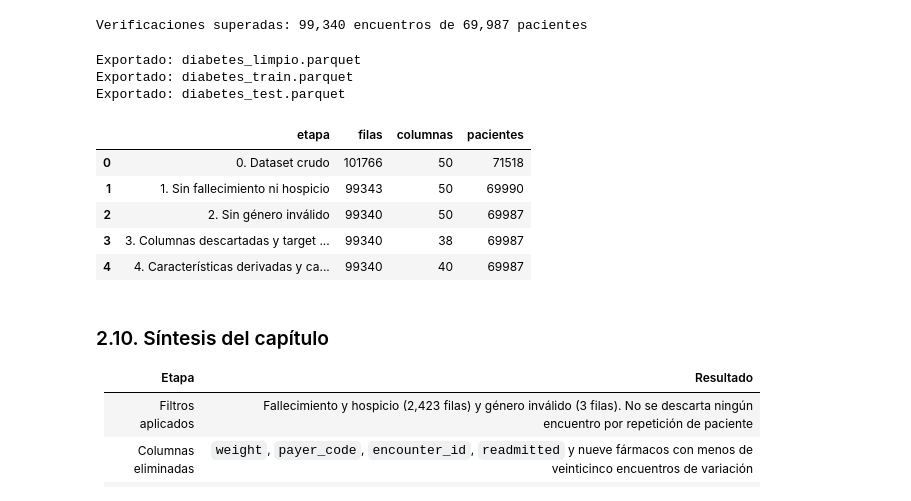
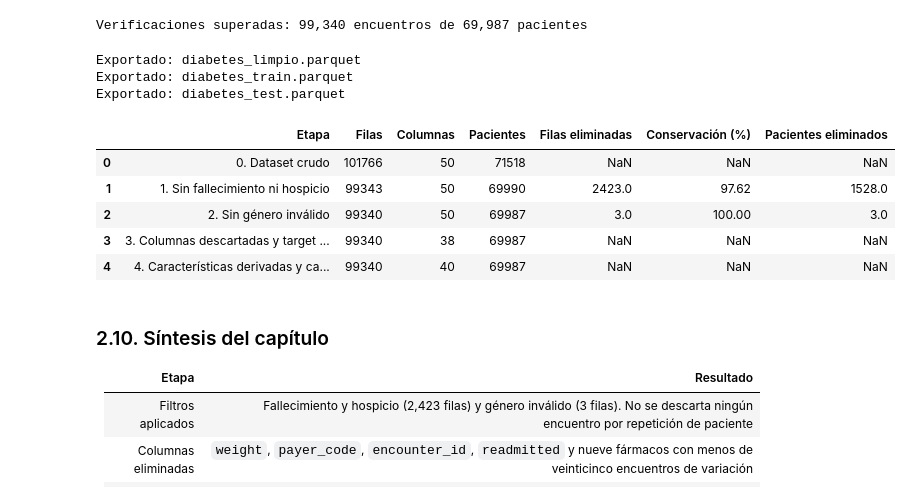
Before and after one commit to joshua2412-a/Diabetes_ProyectoML_202630, a Jupyter notebook: docs/02_ETL.ipynb, the cells around one changed output. Saved outputs shown, nothing was run; the diff lists cells and outputs as text; code cells hidden in the pictures.

```diff
--- a/docs/02_ETL.ipynb
+++ b/docs/02_ETL.ipynb
@@ -880,10 +1631,31 @@ La estadística es que el capítulo 1 rechazó la ausencia completamente aleator
 
 La ética, más importante, es que `race` es un atributo protegido. Imputar la moda equivale a **atribuir a 2,232 encuentros una pertenencia racial que no declararon**, y esa atribución sintética se propagaría a cualquier análisis de equidad del modelo. Registrar "No informada" es la representación honesta del dato disponible.
 # %%
-limpio["race"] = limpio["race"].fillna("No informada")
+# --- Distribución de la variable race -------------------------------------
 
-pd.DataFrame({
+limpio["race"] = (
+    limpio["race"]
+    .fillna("No informada")
+)
+
+distribucion_raza = pd.DataFrame({
     "Encuentros": limpio["race"].value_counts(),
-    "%": (100 * limpio["race"].value_counts(normalize=True)).round(2),
+    "Porcentaje (%)": (
+        100
+        * limpio["race"].value_counts(normalize=True)
+    ).round(2)
 })
+
+distribucion_raza = (
+    distribucion_raza
+    .sort_values("Encuentros", ascending=False)
+)
+
+distribucion_raza.index.name = "Grupo racial"
+
+tabla(
+    distribucion_raza,
+    filas=10,
+    titulo="Distribución de los grupos raciales"
+)
 # %% [output]
@@ -1049,25 +1878,25 @@ Verificaciones superadas: 99,340 encuentros de 69,987 pacientes
 # %%
 destinos = [
     escribir_tabla(limpio, "diabetes_limpio"),
     escribir_tabla(entrenamiento, "diabetes_train"),
     escribir_tabla(prueba, "diabetes_test"),
 ]
-guardar_resultado(pd.DataFrame(traza).set_index("etapa"), "trazabilidad_etl")
+guardar_resultado(pd.DataFrame(traza).set_index("Etapa"), "trazabilidad_etl")
 
 for destino in destinos:
     print(f"Exportado: {destino.name}")
 
 pd.DataFrame(traza)
 # %% [output]
 Exportado: diabetes_limpio.parquet
 Exportado: diabetes_train.parquet
 Exportado: diabetes_test.parquet
-|  | etapa | filas | columnas | pacientes |
-| 0 | 0. Dataset crudo | 101766 | 50 | 71518 |
-| 1 | 1. Sin fallecimiento ni hospicio | 99343 | 50 | 69990 |
-| 2 | 2. Sin género inválido | 99340 | 50 | 69987 |
-| 3 | 3. Columnas descartadas y target ... | 99340 | 38 | 69987 |
-| 4 | 4. Características derivadas y ca... | 99340 | 40 | 69987 |
+|  | Etapa | Filas | Columnas | Pacientes | Filas eliminadas | Conservación (%) | Pacientes eliminados |
+| 0 | 0. Dataset crudo | 101766 | 50 | 71518 | NaN | NaN | NaN |
+| 1 | 1. Sin fallecimiento ni hospicio | 99343 | 50 | 69990 | 2423.0 | 97.62 | 1528.0 |
+| 2 | 2. Sin género inválido | 99340 | 50 | 69987 | 3.0 | 100.00 | 3.0 |
+| 3 | 3. Columnas descartadas y target ... | 99340 | 38 | 69987 | NaN | NaN | NaN |
+| 4 | 4. Características derivadas y ca... | 99340 | 40 | 69987 | NaN | NaN | NaN |
 # %% [markdown]
 ### 2.10. Síntesis del capítulo
 
```
Also changed, not shown: parts of 21 cells of this notebook, 7 other files.
